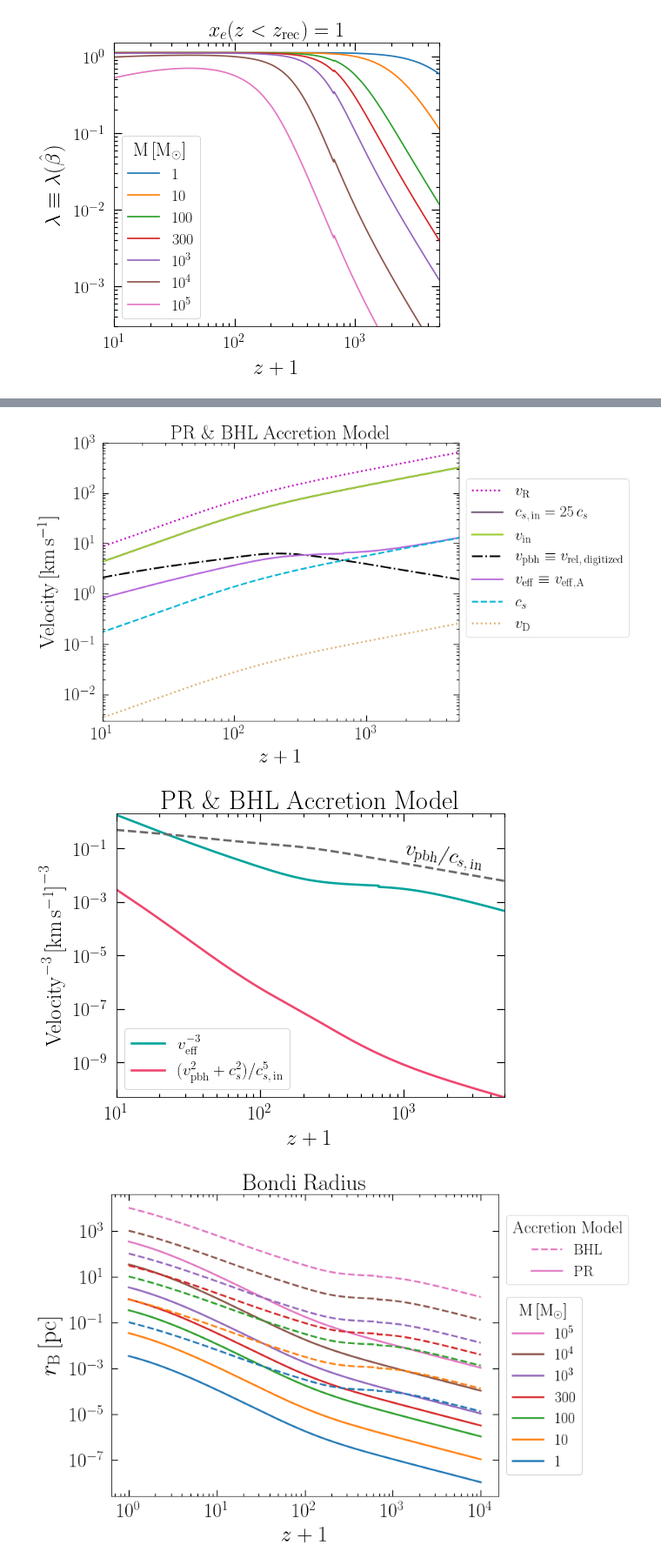
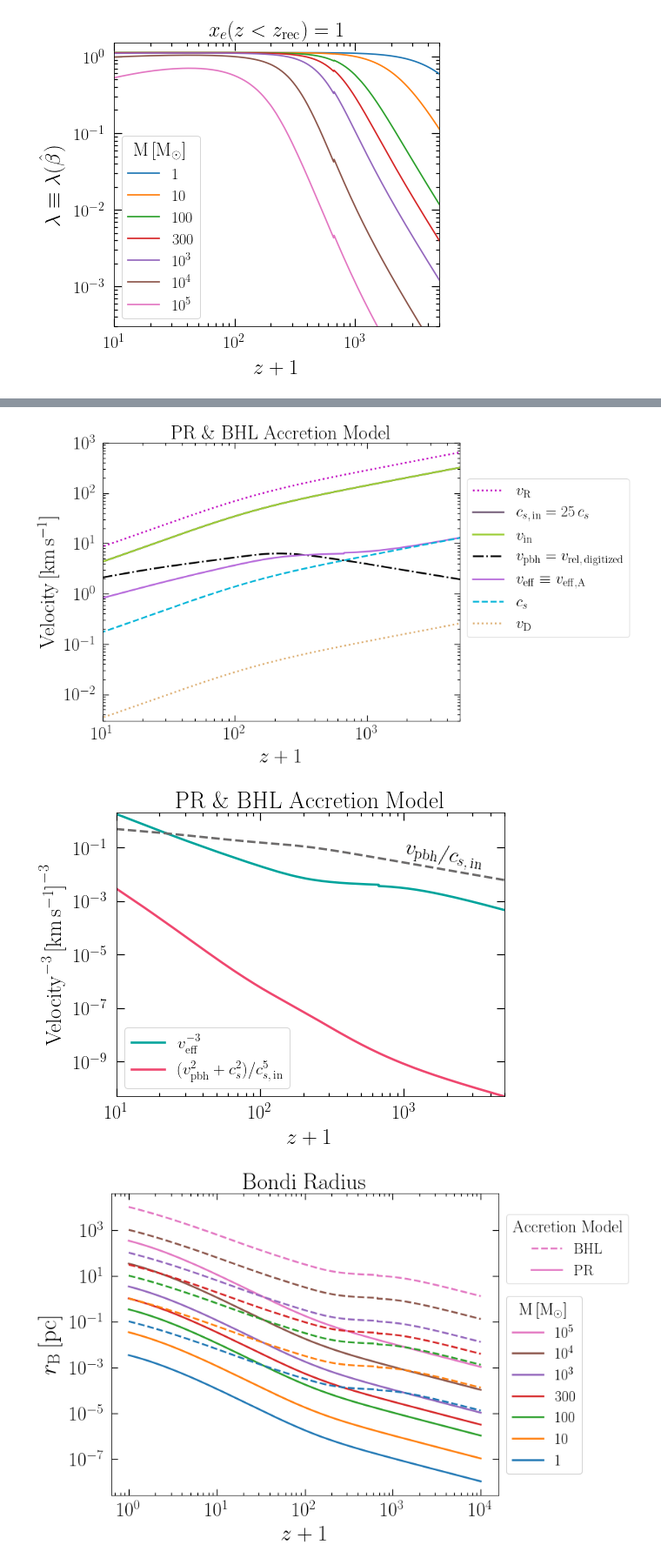
Before and after one commit to pratibhajangra591/project-2, a Jupyter notebook: c_s, β, λ vs z+1_Ricotti.ipynb, the cells around one changed output, grey strips where cells are left out. Shown at 87% size. Cells and saved outputs as stored; diff of their text form; code cells hidden in the pictures.

```diff
--- a/c_s, β, λ vs z+1_Ricotti.ipynb
+++ b/c_s, β, λ vs z+1_Ricotti.ipynb
@@ -446,7 +460,7 @@ ax.tick_params(axis='y', pad = 9.9)
 
 
 plt.legend([r'$v_\mathrm{R}$', '$c_{s,\, \mathrm{in}} = 25 \,c_{s} $',
-           '$v_{\mathrm{in}}$', r'$v_\mathrm{pbh} \equiv v_\mathrm{rel,\, digitized}$',
+           '$v_{\mathrm{in}}$', r'$v_\mathrm{pbh} = v_\mathrm{rel,\, digitized}$',
         '$v_\mathrm{eff} \equiv v_\mathrm{eff, A}$', '$c_{s}$' ,'$v_\mathrm{D}$'],
            title_fontsize = 12, loc = (1.02, 0.3), prop = {"size":24})
 
@@ -460,7 +474,7 @@ plt.title('PR $\&$ BHL Accretion Model', fontsize = 30, pad = 6)
 plt.savefig('PR_velocities.pdf', bbox_inches = 'tight')
 plt.show()
 # %% [output]
-[figure, old version]
+[figure, new version]
 # %%
 # Plot of the velocities of the PBH and of the
 # accreted material inside the ionized region
@@ -488,35 +502,35 @@ for i, z in enumerate(z_array):
     v_ratio_array[i] =  ((v_pbh(z)**2 + c_s(z)**2) * (unit_change**2)/((c_s_in(z)* unit_change)**5)/((v_eff(z) * (pc/yr) * 1e-3)**(3)))
 
 
 
 ax.loglog(z_array, v_eff3_array, '#00a49c')
 ax.loglog(z_array, v_PR3_array, '#ef476f')
 #ax.loglog(z_array, v_ratio_array, 'm')
 
 ax.loglog(z_array, v_pbh_by_cs_in_array, '#6d6b6b', ls = '--')
 
 ax.tick_params(axis='x', pad = 9.9)
 ax.tick_params(axis='y', pad = 9.9)
 
 
 plt.text(1000, 0.02, '$$v_\mathrm{pbh}/c_{s, \, \mathrm{in}}$$', fontsize = 24, rotation = 350)
 
 
 plt.legend([ r'$v_\mathrm{eff}^{-3} $', '$(v_\mathrm{pbh}^{2} +c_{s}^{2} )/c_{s, \, \mathrm{in}}^{5}$' ],
            title_fontsize = 12, loc = 'lower left', prop = {"size":19})
 
 
 plt.xlim(10, 5000)
 plt.ylim(5e-11, 2)
 plt.ylabel(r"$\mathrm{Velocity}^{-3}\, \mathrm{[km \,s^{-1}]}^{-3}$ ", fontsize = 25, labelpad = 8)
 plt.xlabel(r"$z + 1$", fontsize = 25, labelpad = 8)
 plt.xticks(fontsize = 22)
 plt.yticks(fontsize = 22)
-plt.title('PR $\&$ BHL Accretion Model', fontsize = 30, pad = 6)
+plt.title('PR $\&$ BHL Accretion Model', fontsize = 27, pad = 6)
 plt.savefig('PR_velocities_ratio.pdf', bbox_inches = 'tight')
 plt.show()
 # %% [output]
-[figure, old version]
+[figure, new version]
 # %%
 # Comparison of the Bondi radius for accretion as per BHL and PR  Accretion Model.
 # %%
```
Also changed, not shown: parts of 3 cells of this notebook.
